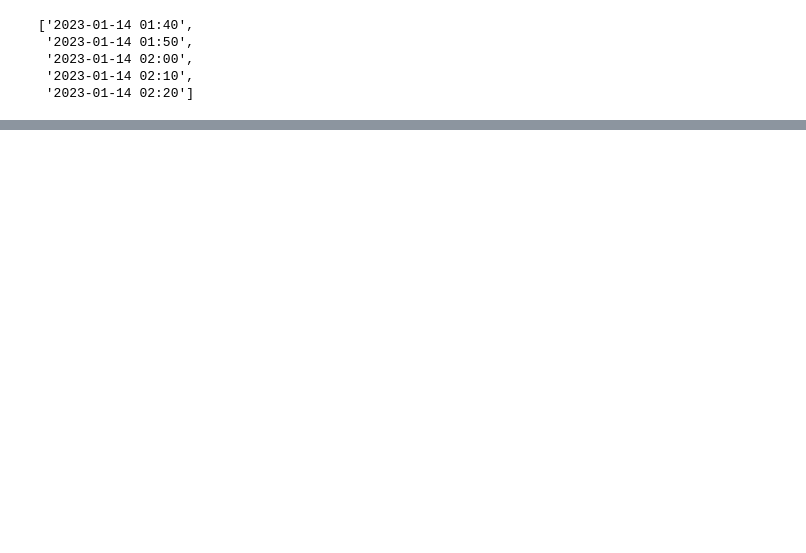
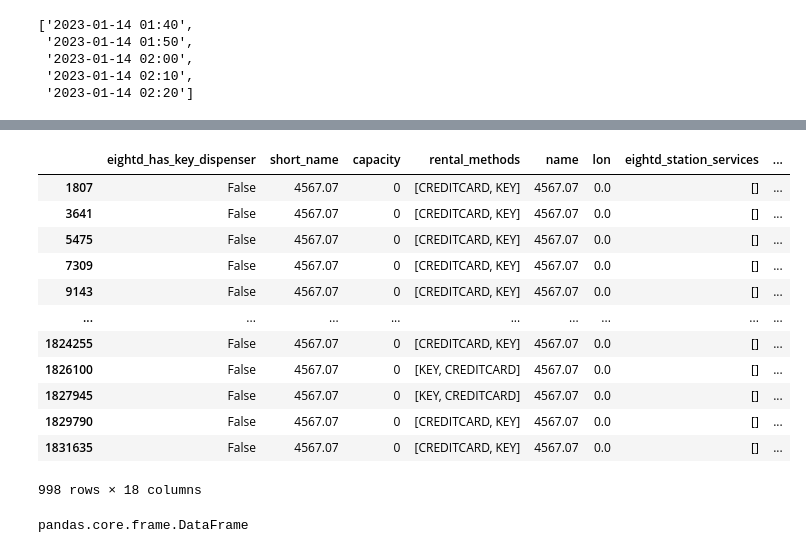
Before and after one commit to unitxero/aws-citibike-automation, a Jupyter notebook: data_wrangle.ipynb, the cells around one changed output, grey strips where cells are left out. Cells and saved outputs as stored; diff of their text form; code cells hidden in the pictures; blank space fills up the shorter version.

```diff
--- a/data_wrangle.ipynb
+++ b/data_wrangle.ipynb
@@ -51,3 +115,23 @@ StationInformationTimeSeries = pd.concat(appended_data, ignore_index = True)
+# %%
+StationInformationTimeSeries[(StationInformationTimeSeries.lat == 0.0) & (StationInformationTimeSeries.lon == 0.0)]
+# %% [output]
+|  | eightd_has_key_dispenser | short_name | capacity | rental_methods | name | lon | eightd_station_services | ... |
+| 1807 | False | 4567.07 | 0 | [CREDITCARD, KEY] | 4567.07 | 0.0 | [] | ... |
+| 3641 | False | 4567.07 | 0 | [CREDITCARD, KEY] | 4567.07 | 0.0 | [] | ... |
+| 5475 | False | 4567.07 | 0 | [CREDITCARD, KEY] | 4567.07 | 0.0 | [] | ... |
+| 7309 | False | 4567.07 | 0 | [CREDITCARD, KEY] | 4567.07 | 0.0 | [] | ... |
+| 9143 | False | 4567.07 | 0 | [CREDITCARD, KEY] | 4567.07 | 0.0 | [] | ... |
+| ... | ... | ... | ... | ... | ... | ... | ... | ... |
+| 1824255 | False | 4567.07 | 0 | [CREDITCARD, KEY] | 4567.07 | 0.0 | [] | ... |
+| 1826100 | False | 4567.07 | 0 | [KEY, CREDITCARD] | 4567.07 | 0.0 | [] | ... |
+| 1827945 | False | 4567.07 | 0 | [KEY, CREDITCARD] | 4567.07 | 0.0 | [] | ... |
+| 1829790 | False | 4567.07 | 0 | [CREDITCARD, KEY] | 4567.07 | 0.0 | [] | ... |
+| 1831635 | False | 4567.07 | 0 | [CREDITCARD, KEY] | 4567.07 | 0.0 | [] | ... |
+998 rows × 18 columns
+# %%
+type(StationInformationTimeSeries)
+# %% [output]
+pandas.core.frame.DataFrame
 # %%
 StationInformationTimeSeries.head()
 # %% [output]
```
Also changed, not shown: parts of 10 cells of this notebook.
